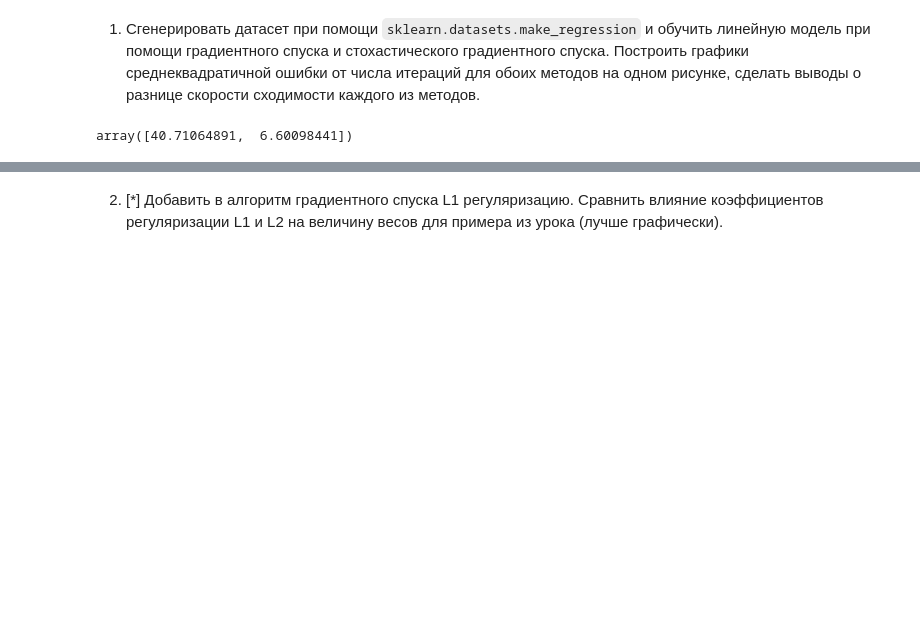
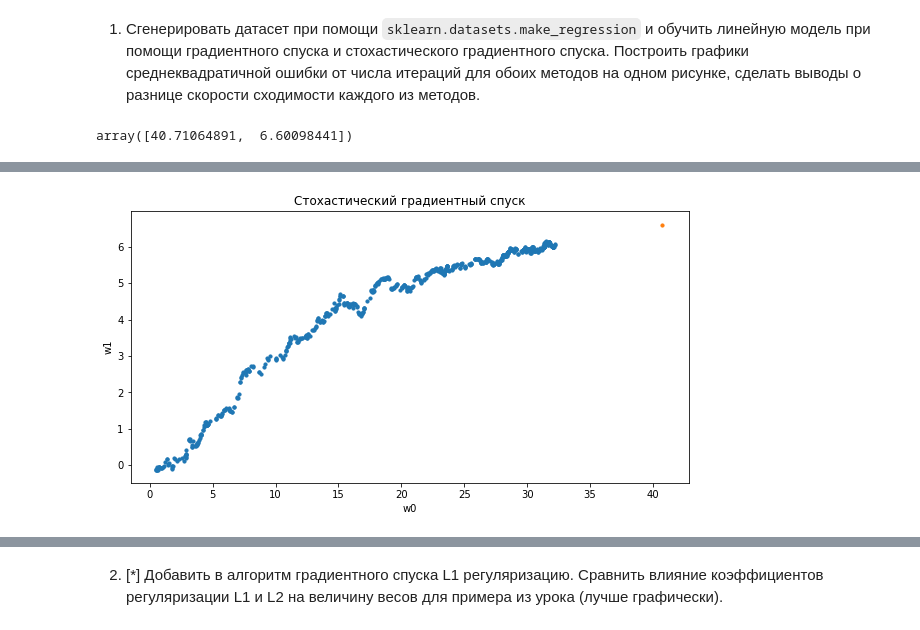
Before and after one commit to nglaz0v/Data_Analysis_Algorithms, a Jupyter notebook: task_02.ipynb, the cells around one changed output, grey strips where cells are left out. Cells and saved outputs as stored; diff of their text form; code cells hidden in the pictures; blank space fills up the shorter version.

```diff
--- a/task_02.ipynb
+++ b/task_02.ipynb
@@ -98,3 +142,11 @@ Wall time: 51.6 ms
+# %%
+plt.scatter(w_sgd[:, 0], w_sgd[:, 1], s=10)
+plt.scatter(coef[0], coef[1], s=10)
+plt.title("Стохастический градиентный спуск")
+plt.xlabel("w0")
+plt.ylabel("w1");
+# %% [output]
+[figure, added]
 # %%
 x = np.arange(np.min(X_[:, 0]), np.max(X_[:, 0]))
 y0 = coef[1] + x*coef[0]
```
Also changed, not shown: parts of 12 cells of this notebook.
